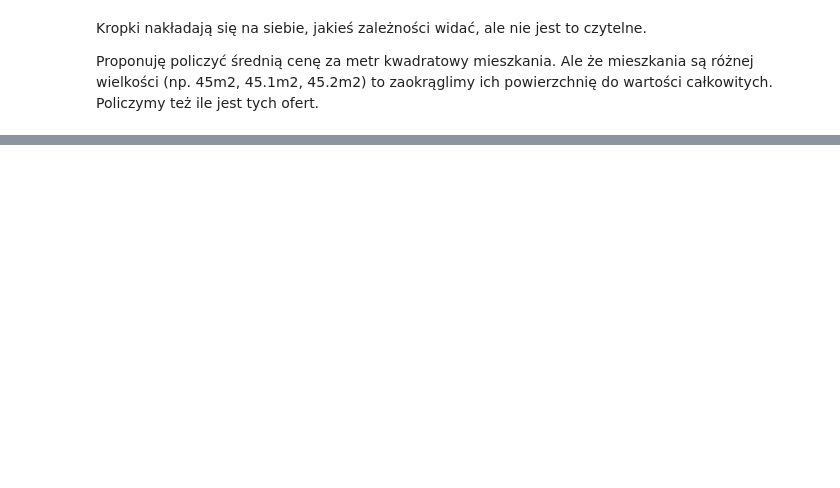
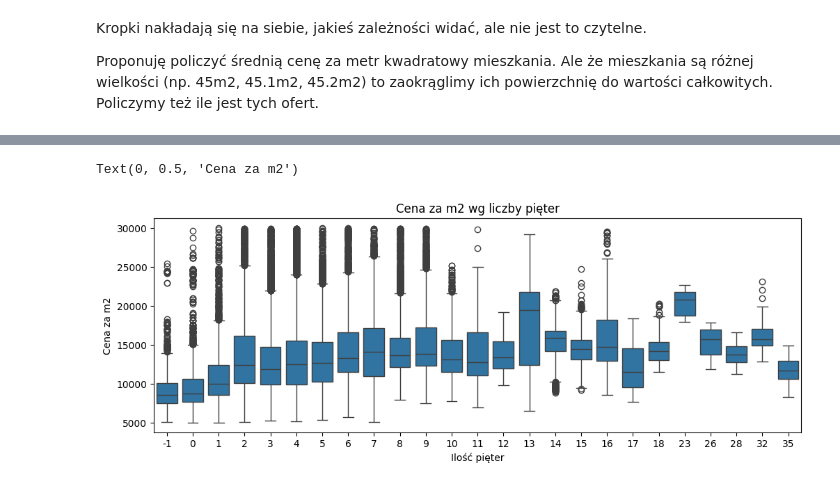
Before and after one commit to kotlarekm/Mieszkania, a Jupyter notebook: 2_wykresy.ipynb, the cells around one changed output, grey strips where cells are left out. Saved outputs shown, nothing was run; the diff lists cells and outputs as text; code cells hidden in the pictures; blank space fills up the shorter version.

```diff
--- a/2_wykresy.ipynb
+++ b/2_wykresy.ipynb
@@ -67,0 +123,11 @@ df_plot = df \
+# %%
+plt.figure(figsize=(12,4))
+sns.boxplot(data=df,
+            x="floor_max",
+            y="price_m2")
+plt.title("Cena za m2 wg liczby pięter")
+plt.xlabel("Ilość pięter")
+plt.ylabel("Cena za m2")
+# %% [output]
+Text(0, 0.5, 'Cena za m2')
+[figure, added]
```
Also changed, not shown: parts of 26 cells of this notebook, 2 other files.
